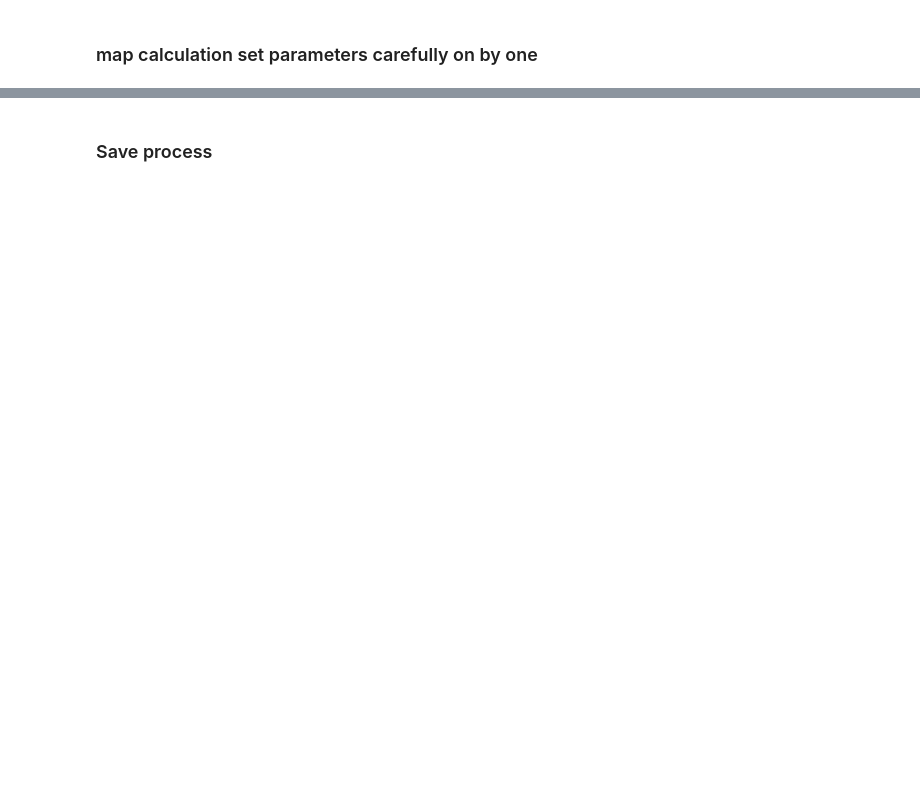
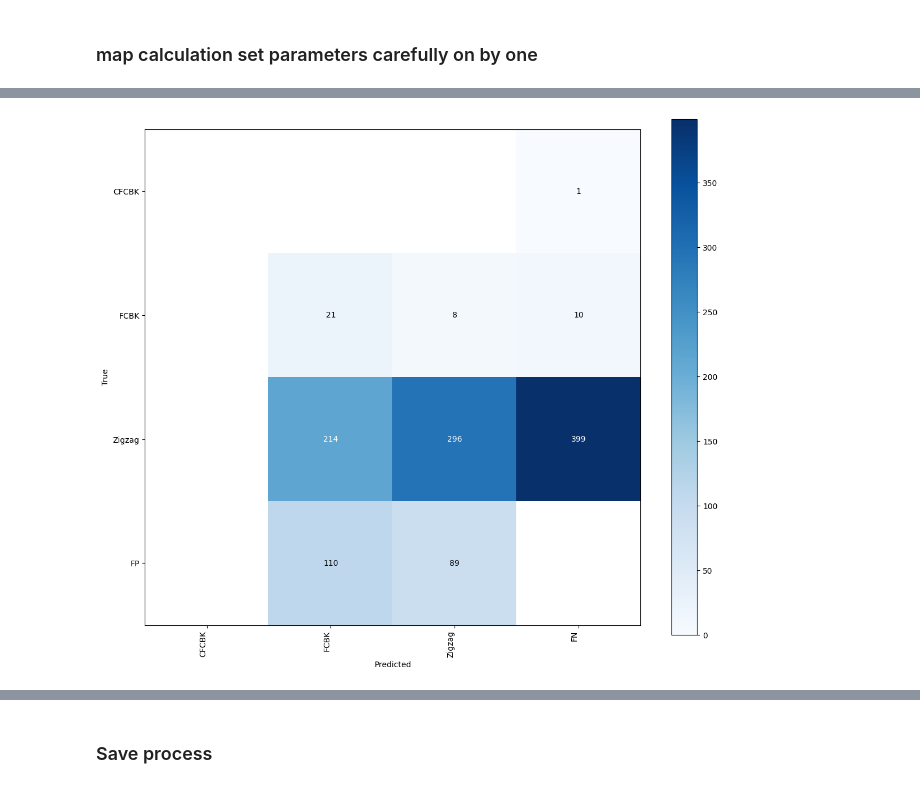
Before and after one commit to rishabh-mondal/notebooks, a Jupyter notebook: region_map_performance.ipynb, the cells around one changed output, grey strips where cells are left out. Cells and saved outputs as stored; diff of their text form; code cells hidden in the pictures; blank space fills up the shorter version.

```diff
--- a/region_map_performance.ipynb
+++ b/region_map_performance.ipynb
@@ -27,9 +27,9 @@ from ultralytics import YOLO
 #mention cuda device
 os.environ["CUDA_VISIBLE_DEVICES"] = "3"
 home_dir="/home/rishabh.mondal/Brick-Kilns-project/ijcai_2025_kilns/"
-base_state = "dhaka_train_grid_mguit" ## state for which model is trained
-target_state = "delhi_airshed" ## state for which model is to be validated
-test_state = "wb_small_airshed" ## state for which model is to be validatd during training
+base_state = "loo_wb_lucknow_ahmedabad" ## state for which model is trained
+target_state = "leave_out_delhi" ## state for which model is to be validated
+test_state = "leave_out_delhi" ## state for which model is to be validatd during training
 model_name = "yolo11m-obb.pt" ## trained model name
 task="obb" ## task for which model is trained
 conf=0.001 ## confidence threshold
@@ -39,8 +39,8 @@ epochs=100 ## number of epochs
 
 # base_dir="/home/patel_zeel/kiln_compass_24/data/"
 
-gt_image_dir= f"/home/umang.shikarvar/grid/delhi_airshed/images"
-gt_label_dir= f"/home/umang.shikarvar/grid/delhi_airshed/labels"
+gt_image_dir= f"/home/rishabh.mondal/Brick-Kilns-project/ijcai_2025_kilns/data/leave_one_out/leave_out_delhi/test/images"
+gt_label_dir= f"/home/rishabh.mondal/Brick-Kilns-project/ijcai_2025_kilns/data/leave_one_out/leave_out_delhi/test/labels"
 print(gt_image_dir)
 print(gt_label_dir)
 
@@ -59,7 +59,7 @@ print(data_yml_path)
 type="obb"
 ## model path
 yolo_runs_dir = f"/home/rishabh.mondal/Brick-Kilns-project/ijcai_2025_kilns/runs/{type}/labels/"
-model_path ="/home/rishabh.mondal/Brick-Kilns-project/ijcai_2025_kilns/runs/obb/train_dhaka_train_grid_mguit_val_wb_small_airshed_none_obb_v1_640_32_100/weights/best.pt"
+model_path ="/home/rishabh.mondal/Brick-Kilns-project/ijcai_2025_kilns/runs/obb/train_loo_ahmedabad_wb_lucknow_val_loo_delhi_none_obb_v1_640_32_100/weights/best.pt"
 # output path
 result_dir=f"{yolo_runs_dir}train_{base_state}_test_{target_state}_{task}_v1_{model_name}_{imagsz}_128_{epochs}_{conf}_{iou}/"
 prediction_dir = join(result_dir,"labels")
@@ -89,7 +89,7 @@ predictions=[]
 for name,_,gt_detection in tqdm(sv_dataset):
     file_name=splitext(basename(name))[0]
     # prediction_path=join(prediction_dir,f"{file_name}.txt")
-    ultralytics_result=model(name,imgsz=640,iou=0.33,conf=0.01,exist_ok=True,save_txt=True,max_det=300,name=result_dir, verbose=False)[0]
+    ultralytics_result=model(name,imgsz=640,iou=0.33,conf=0.25,exist_ok=True,save_txt=True,max_det=300,name=result_dir, verbose=False)[0]
     sv_detection=sv.Detections.from_ultralytics(ultralytics_result)
     targets.append(gt_detection)
     predictions.append(sv_detection)
@@ -147,0 +139,3 @@ Error:
+# %%
+CLASSES = sv_dataset.classes
+CLASSES
@@ -147,0 +144,73 @@ Error:
+# %%
+import pandas as pd
+
+# Initialize an empty dataframe
+df = pd.DataFrame({}, columns=['IoU', 'Precision', 'Recall', 'F1 score', 'TP', 'FP', 'FN', 'Kiln instances'])
+
+# Iterate over different IoU thresholds
+for iou in [0.33]:
+    # Get the confusion matrix based on the IoU threshold
+    confusion_matrix = sv.ConfusionMatrix.from_detections(
+        predictions=predictions,
+        targets=targets,
+        classes=CLASSES,
+        conf_threshold=0.25,
+        iou_threshold=iou
+    )
+
+    # Extract confusion matrix (tp, fp, fn for each class)
+    cm = confusion_matrix.matrix
+    tp1, tp2, tp3 = cm[0][0], cm[1][1], cm[2][2]
+    tp = tp1 + tp2 + tp3
+
+    # Print TPs for each class
+    print(f"TP_cfcbk: {tp1}, TP_fcbk: {tp2}, TP_zz: {tp3}, TP: {tp}")
+
+    # Calculate predicted positives (sum of columns)
+    predicted_positives_cfcbk = cm[:, 0].sum()
+    predicted_positives_fcbk = cm[:, 1].sum()
+    predicted_positives_zz = cm[:, 2].sum()
+    predicted_positives = predicted_positives_cfcbk + predicted_positives_fcbk + predicted_positives_zz
+
+    # Print predicted positives
+    print(f"Predicted positives for cfcbk: {predicted_positives_cfcbk}, fcbk: {predicted_positives_fcbk}, zz: {predicted_positives_zz}")
+    print(f"Total predicted positives: {predicted_positives}")
+
+    # Calculate actual positives (sum of rows)
+    actual_positives_cfcbk = cm[0, :].sum()
+    actual_positives_fcbk = cm[1, :].sum()
+    actual_positives_zz = cm[2, :].sum()
+    actual_positives = actual_positives_cfcbk + actual_positives_fcbk + actual_positives_zz
+
+    # Print actual positives
+    print(f"Actual positives for cfcbk: {actual_positives_cfcbk}, fcbk: {actual_positives_fcbk}, zz: {actual_positives_zz}")
+    print(f"Total actual positives: {actual_positives}")
+
+    # Calculate Precision, Recall, and F1 score
+    precision = tp / (predicted_positives + 1e-9)
+    recall = tp / (actual_positives + 1e-9)
+    f1_score = 2 * precision * recall / (precision + recall + 1e-9)
+
+    # Calculate False Positives (FP) and False Negatives (FN)
+    false_positives = predicted_positives - tp
+    false_negatives = actual_positives - tp
+
+    # Append results to DataFrame
+    df = pd.concat([df, pd.DataFrame({
+        'IoU': [iou],
+        'Precision': [precision],
+        'Recall': [recall],
+        'F1 score': [f1_score],
+        'TP': [tp],
+        'FP': [false_positives],
+        'FN': [false_negatives],
+        'Kiln instances': [actual_positives]
+    })], ignore_index=True)
+
+    # Display the confusion matrix plot
+    print(f'\nPlot of Confusion Matrix at IoU {iou}')
+    _ = confusion_matrix.plot()
+
+# Display final results
+display(df)
+# %% [output]
@@ -148,3 +227,4 @@ Error:
+[figure, added]
 # %%
 ## mAP calculation (non-class agnostic)
 print (100 * "=")
```
Also changed, not shown: parts of 21 cells of this notebook, 2 other files.
